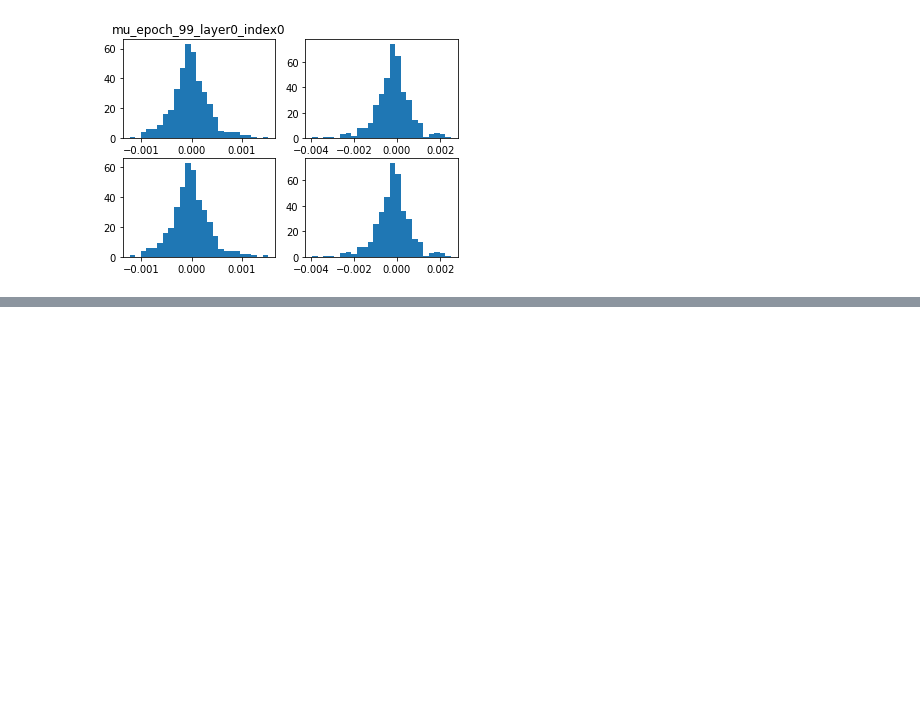
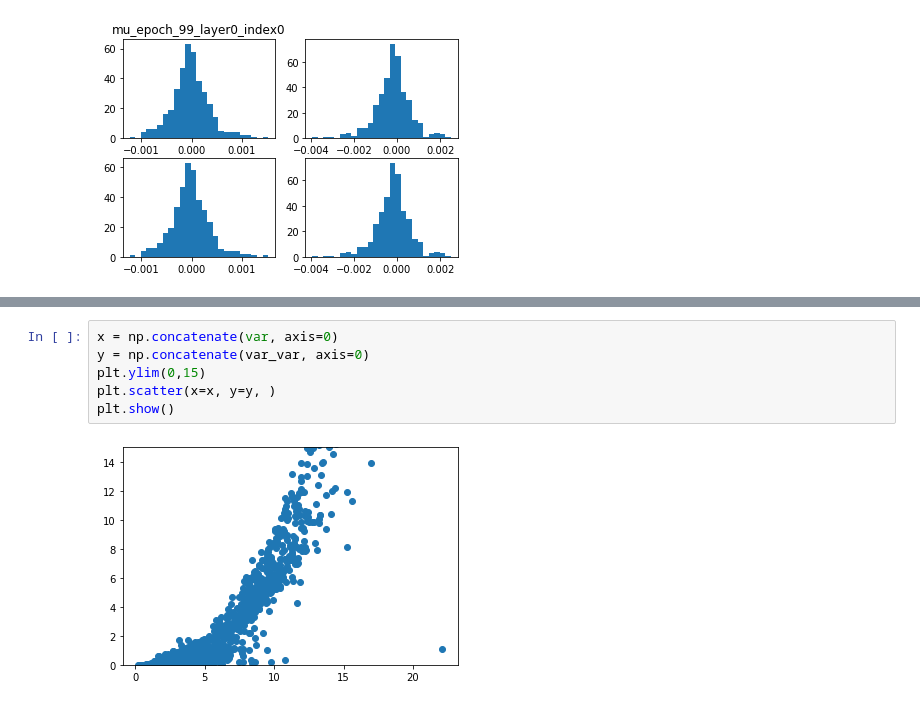
Before and after one commit to lianqing01/dual_imagenet, a Jupyter notebook: Untitled1.ipynb, the cells around one changed output, grey strips where cells are left out. Saved outputs shown, nothing was run; the diff lists cells and outputs as text; blank space fills up the shorter version.

```diff
--- a/Untitled1.ipynb
+++ b/Untitled1.ipynb
@@ -78,0 +116,8 @@ plt.hist?
+# %%
+x = np.concatenate(var, axis=0)
+y = np.concatenate(var_var, axis=0)
+plt.ylim(0,15)
+plt.scatter(x=x, y=y, )
+plt.show()
+# %% [output]
+[figure, added]
```
Also changed, not shown: parts of 6 cells of this notebook, 7 other files.
